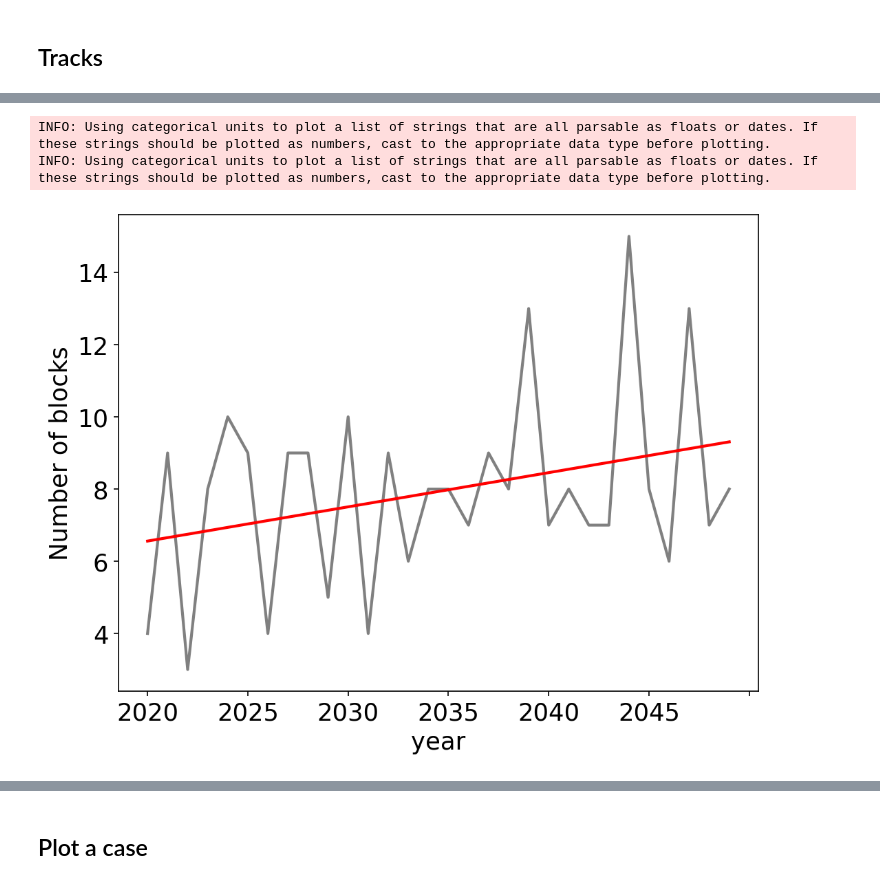
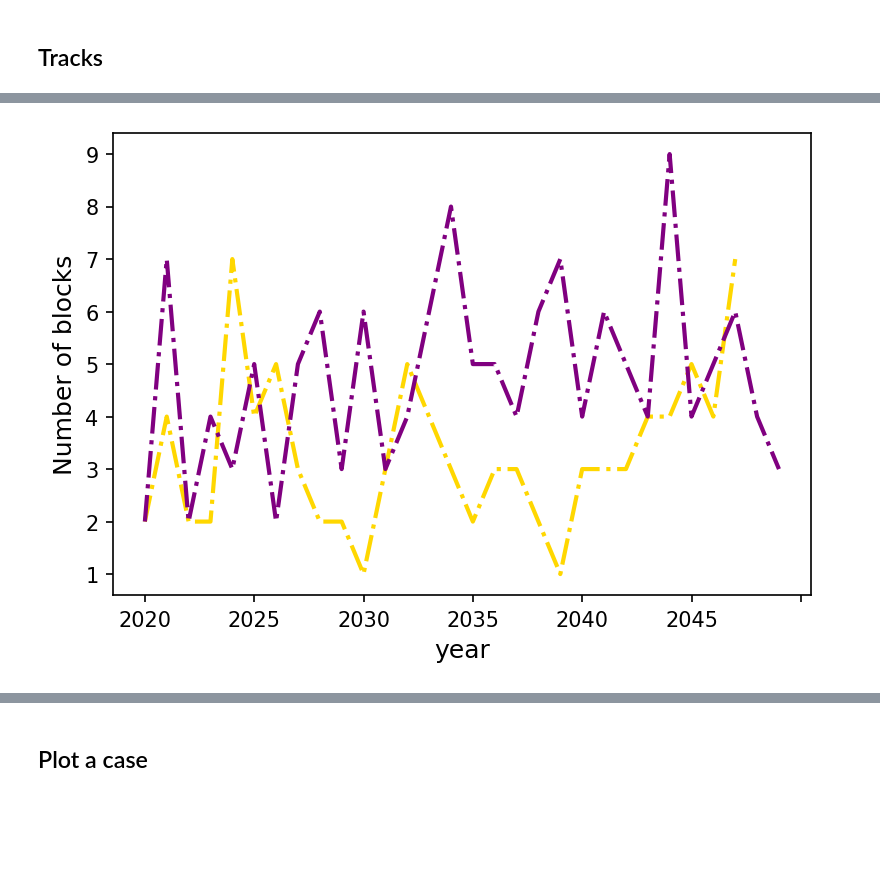
Before and after one commit to edgardotes/blocking, a Jupyter notebook: bks_test-anom.ipynb, the cells around one changed output, grey strips where cells are left out. Cells and saved outputs as stored; diff of their text form; code cells hidden in the pictures; blank space fills up the shorter version.

```diff
--- a/bks_test-anom.ipynb
+++ b/bks_test-anom.ipynb
@@ -1201,8 +2070,10 @@ plt.savefig('ICON-production_changing_jja.png')
 import glob
 import pandas as pd
 # Get CSV files list from a folder
+#path = '/scratch/b/b382006/nextgems/prefinal/IFS_9-FESOM_5-production/block/ANO_Z5002'
 path = '/scratch/b/b382006/nextgems/prefinal/IFS_9-FESOM_5-production/block/ANO_Z5002'
-#path = "/scratch/b/b382006/nextgems/prefinal/ngc4008/block/ANO_Z500"
+#path = '/scratch/b/b382006/nextgems/prefinal/IFS_9-FESOM_5-production-hist/block/ANO_Z500_90th'
+'''
 csv_files = sorted(glob.glob(path + "/*.csv"))
 
 # Read each CSV file into DataFrame
@@ -1220,5 +2091,8 @@ for df in df_list:
     accumulator.append(df)
 
 ifs_df = pd.concat(accumulator)
+
+'''
+ifs_df = pd.read_csv(path+'/BLOCKS-ifs-production-1990-2019.csv')
 ifs_df['year']=ifs_df.Date.str[:4]
 # %%
@@ -1253,36 +2108,43 @@ print(test_reset.loc[test_reset['Intensity'].nlargest(10).index])
 # %%
+### take values in the northern hemosphere lat > 0
+#ifs_df_td = ifs_df[(ifs_df['Latitude'] > 0 )]
+###print(era5_df['Flag'].iloc[-1],icon_ngc2013_df['Flag'].iloc[-1],icon_ngc3028_df['Flag'].iloc[-1],IFS_4_FESOM_5_df['Flag'].iloc[-1],IFS_28_NEMO_25_df['Flag'].iloc[-1],cmip6_df['Flag'].iloc[-1])
+##print(ifs_df['Flag'].nunique())
+##print(ifs_df['Date'].nunique())
+
 ### Plotting
 ### regions
 ###xy=[5, 40], width=40, height=25,
 ###xy=[160, 50], width=30, height=25
 
 ### NA
-ifs_df_td = ifs_df[(ifs_df['Latitude'] > 40 ) & (ifs_df['Latitude'] < 65 ) & (ifs_df['Longitude'] > 5 ) & (ifs_df['Longitude'] < 40 )]
+ifs_df_na = ifs_df[(ifs_df['Latitude'] > 40 ) & (ifs_df['Latitude'] < 65 ) & (ifs_df['Longitude'] > 5 ) & (ifs_df['Longitude'] < 40 )]
 ### NP
-#ifs_df_td = ifs_df[(ifs_df['Latitude'] > 50 ) & (ifs_df['Latitude'] < 75 ) & (ifs_df['Longitude'] > 160 ) & (ifs_df['Longitude'] < 180 )]
+ifs_df_np = ifs_df[(ifs_df['Latitude'] > 50 ) & (ifs_df['Latitude'] < 75 ) & (ifs_df['Longitude'] > 160 ) & (ifs_df['Longitude'] < 180 )]
 #ifs_df_td = ifs_df[(ifs_df['Latitude'] > 50 ) & (ifs_df['Latitude'] < 75 ) & (ifs_df['Longitude'] > 160 ) ]
 
-ifs_yy=ifs_df_td.groupby('year')['Flag'].nunique()
+##Grouping
+ifs_na=ifs_df_na.groupby('year')['Flag'].nunique()
+ifs_np=ifs_df_np.groupby('year')['Flag'].nunique()
 
-x=np.arange(ifs_yy.size)
-##fit=tserie.polyfit(dim='time',deg=1)
-##fit['polyfit_coefficients']
-fit=np.polyfit(x,ifs_yy.values,1)
-fit_fn=np.poly1d(fit)
-
+###Fit function
+x_np=np.arange(ifs_np.size)
+fit=np.polyfit(x_np,ifs_np.values,1)
+fit_fn_np=np.poly1d(fit)
+x_na=np.arange(ifs_na.size)
+fit=np.polyfit(x_na,ifs_na.values,1)
+fit_fn_na=np.poly1d(fit)
 
 ### Plot
-fig,ax=plt.subplots(figsize=(8, 6), dpi=150)
-ifs_yy.plot(color='grey', linestyle='-',lw=2)
-plt.ylabel('Number of blocks', fontsize=17)
-plt.xlabel('year',fontsize=17)
-plt.plot(ifs_yy.index,fit_fn(x),'r-',lw=2)
-
-ax.xaxis.set_tick_params(labelsize=17)
-ax.yaxis.set_tick_params(labelsize=17)
-
-plt.savefig('IFS-production_trend.png')
+fig,ax=plt.subplots(figsize=(6, 4), dpi=150)
+ifs_np.plot(color='gold', linestyle='-.',lw=2)
+#plt.plot(ifs_np.index,fit_fn_np(x_np),color='purple',linestyle='-',lw=2)
+ifs_na.plot(color='purple', linestyle='-.',lw=2)
+#plt.plot(ifs_np.index,fit_fn_na(x_na)[0:-1],color='gold',linestyle='-',lw=2)
+plt.ylabel('Number of blocks', fontsize=12)
+plt.xlabel('year',fontsize=12)
+#ax.xaxis.set_tick_params(labelsize=17)
+#ax.yaxis.set_tick_params(labelsize=17)
+plt.savefig('IFS-production_trend.png',bbox_inches='tight')
 # %% [output]
-INFO: Using categorical units to plot a list of strings that are all parsable as floats or dates. If these strings should be plotted as numbers, cast to the appropriate data type before plotting.
-INFO: Using categorical units to plot a list of strings that are all parsable as floats or dates. If these strings should be plotted as numbers, cast to the appropriate data type before plotting.
-[figure, old version]
+[figure, new version]
```
Also changed, not shown: parts of 100 cells of this notebook, 7 other files.
